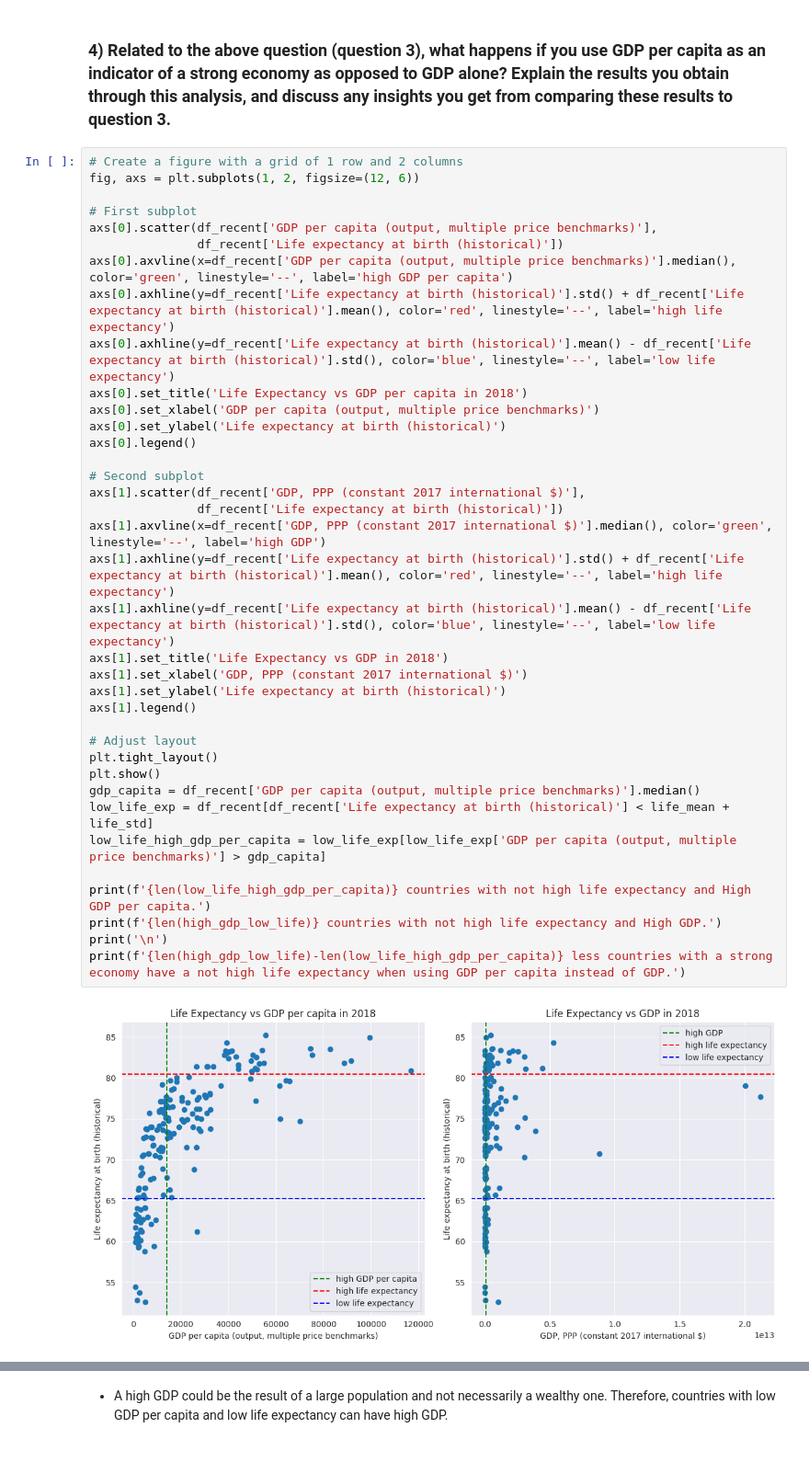
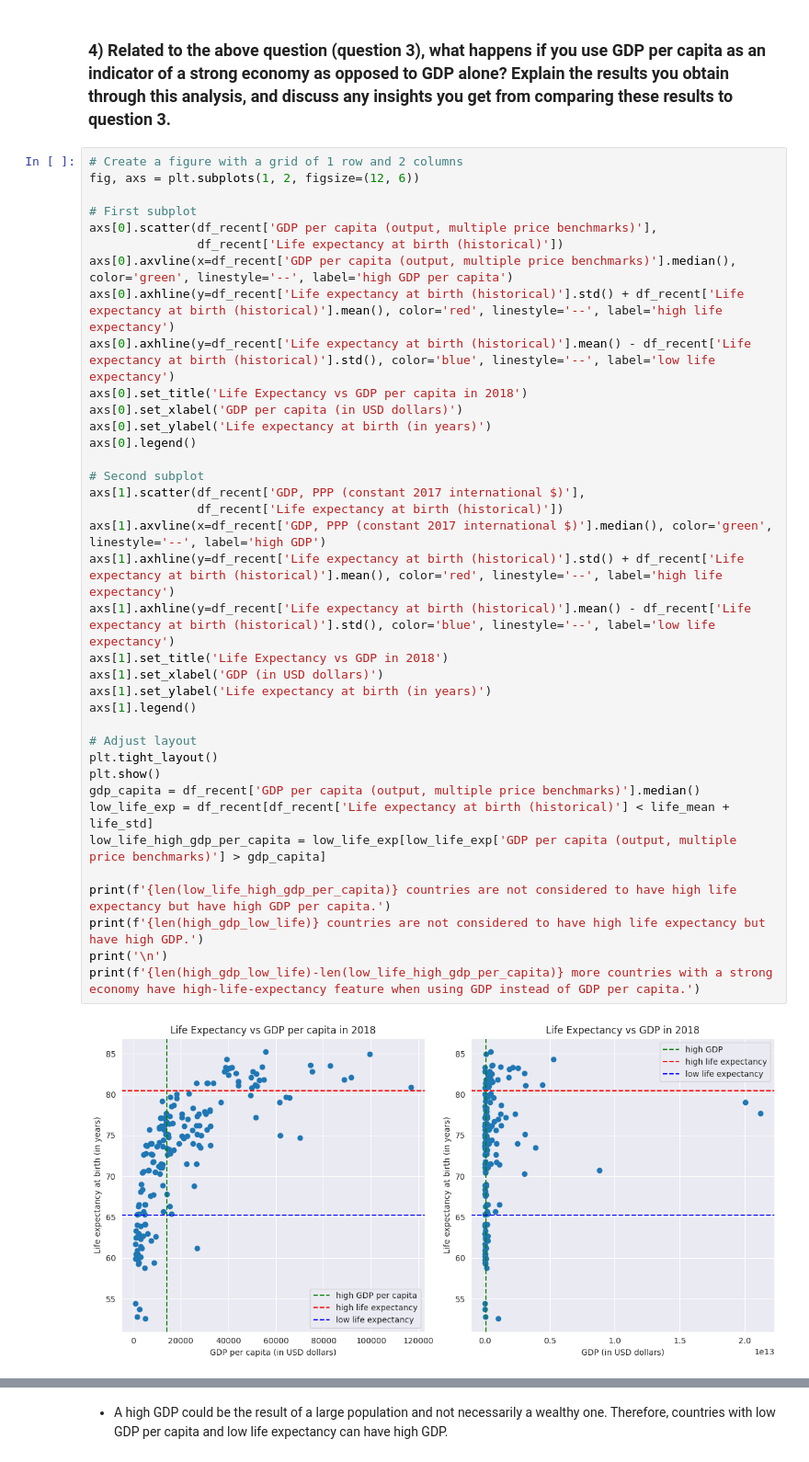
Before and after one commit to lucamodica/introduction-to-data-science-and-ai--chalmers, a Jupyter notebook: 1-introduction-to-ds-and-py/DAT565-assignment-1.ipynb, the cells around one changed output, grey strips where cells are left out. Shown: that part at 92% size. Drawn from its saved outputs; the diff is of its cells as text.

```diff
--- a/1-introduction-to-ds-and-py/DAT565-assignment-1.ipynb
+++ b/1-introduction-to-ds-and-py/DAT565-assignment-1.ipynb
@@ -276,38 +295,38 @@ As indicated by the scatter plot shown in question 2, there is a great number of
 # Create a figure with a grid of 1 row and 2 columns
 fig, axs = plt.subplots(1, 2, figsize=(12, 6))
 
 # First subplot
 axs[0].scatter(df_recent['GDP per capita (output, multiple price benchmarks)'],
                df_recent['Life expectancy at birth (historical)'])
 axs[0].axvline(x=df_recent['GDP per capita (output, multiple price benchmarks)'].median(), color='green', linestyle='--', label='high GDP per capita')
 axs[0].axhline(y=df_recent['Life expectancy at birth (historical)'].std() + df_recent['Life expectancy at birth (historical)'].mean(), color='red', linestyle='--', label='high life expectancy')
 axs[0].axhline(y=df_recent['Life expectancy at birth (historical)'].mean() - df_recent['Life expectancy at birth (historical)'].std(), color='blue', linestyle='--', label='low life expectancy')
 axs[0].set_title('Life Expectancy vs GDP per capita in 2018')
-axs[0].set_xlabel('GDP per capita (output, multiple price benchmarks)')
-axs[0].set_ylabel('Life expectancy at birth (historical)')
+axs[0].set_xlabel('GDP per capita (in USD dollars)')
+axs[0].set_ylabel('Life expectancy at birth (in years)')
 axs[0].legend()
 
 # Second subplot
 axs[1].scatter(df_recent['GDP, PPP (constant 2017 international $)'],
                df_recent['Life expectancy at birth (historical)'])
 axs[1].axvline(x=df_recent['GDP, PPP (constant 2017 international $)'].median(), color='green', linestyle='--', label='high GDP')
 axs[1].axhline(y=df_recent['Life expectancy at birth (historical)'].std() + df_recent['Life expectancy at birth (historical)'].mean(), color='red', linestyle='--', label='high life expectancy')
 axs[1].axhline(y=df_recent['Life expectancy at birth (historical)'].mean() - df_recent['Life expectancy at birth (historical)'].std(), color='blue', linestyle='--', label='low life expectancy')
 axs[1].set_title('Life Expectancy vs GDP in 2018')
-axs[1].set_xlabel('GDP, PPP (constant 2017 international $)')
-axs[1].set_ylabel('Life expectancy at birth (historical)')
+axs[1].set_xlabel('GDP (in USD dollars)')
+axs[1].set_ylabel('Life expectancy at birth (in years)')
 axs[1].legend()
 
 # Adjust layout
 plt.tight_layout()
 plt.show()
 gdp_capita = df_recent['GDP per capita (output, multiple price benchmarks)'].median()
 low_life_exp = df_recent[df_recent['Life expectancy at birth (historical)'] < life_mean + life_std]
 low_life_high_gdp_per_capita = low_life_exp[low_life_exp['GDP per capita (output, multiple price benchmarks)'] > gdp_capita]
 
-print(f'{len(low_life_high_gdp_per_capita)} countries with not high life expectancy and High GDP per capita.')
-print(f'{len(high_gdp_low_life)} countries with not high life expectancy and High GDP.')
+print(f'{len(low_life_high_gdp_per_capita)} countries are not considered to have high life expectancy but have high GDP per capita.')
+print(f'{len(high_gdp_low_life)} countries are not considered to have high life expectancy but have high GDP.')
 print('\n')
-print(f'{len(high_gdp_low_life)-len(low_life_high_gdp_per_capita)} less countries with a strong economy have a not high life expectancy when using GDP per capita instead of GDP.')
+print(f'{len(high_gdp_low_life)-len(low_life_high_gdp_per_capita)} more countries with a strong economy have high-life-expectancy feature when using GDP instead of GDP per capita.')
 # %% [output]
-[figure, old version]
+[figure, new version]
```
Also changed, not shown: parts of 19 cells of this notebook, 3 other files.
